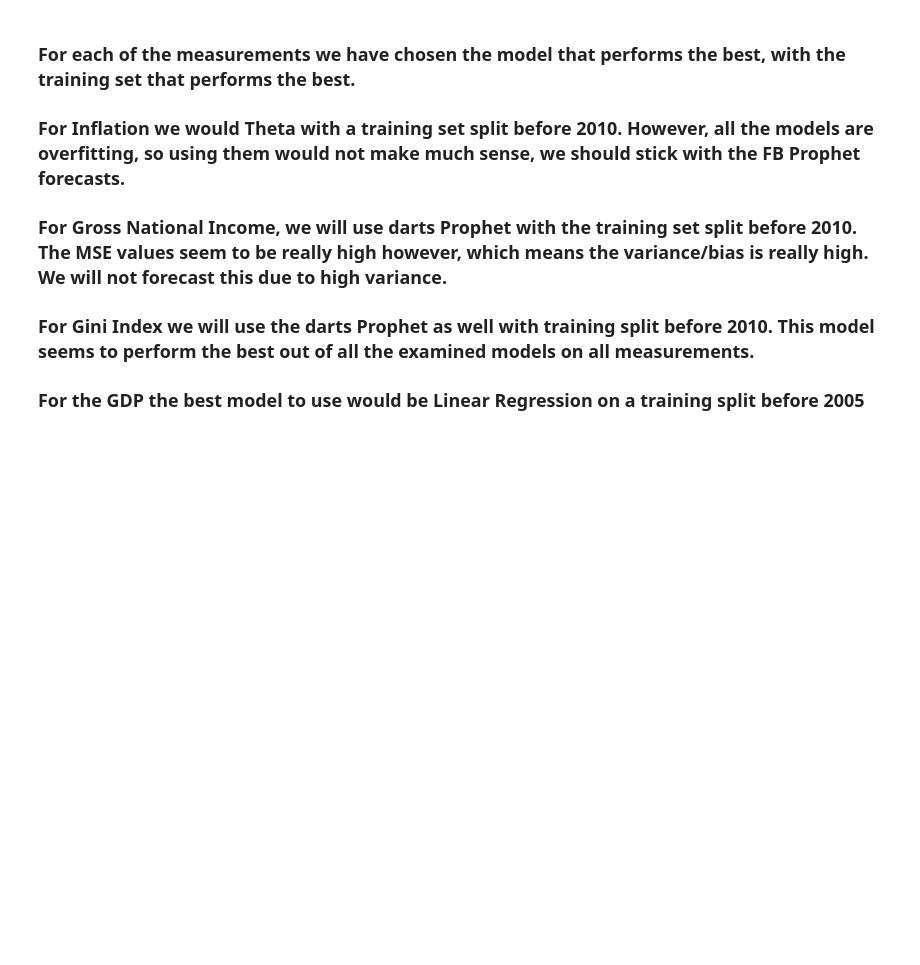
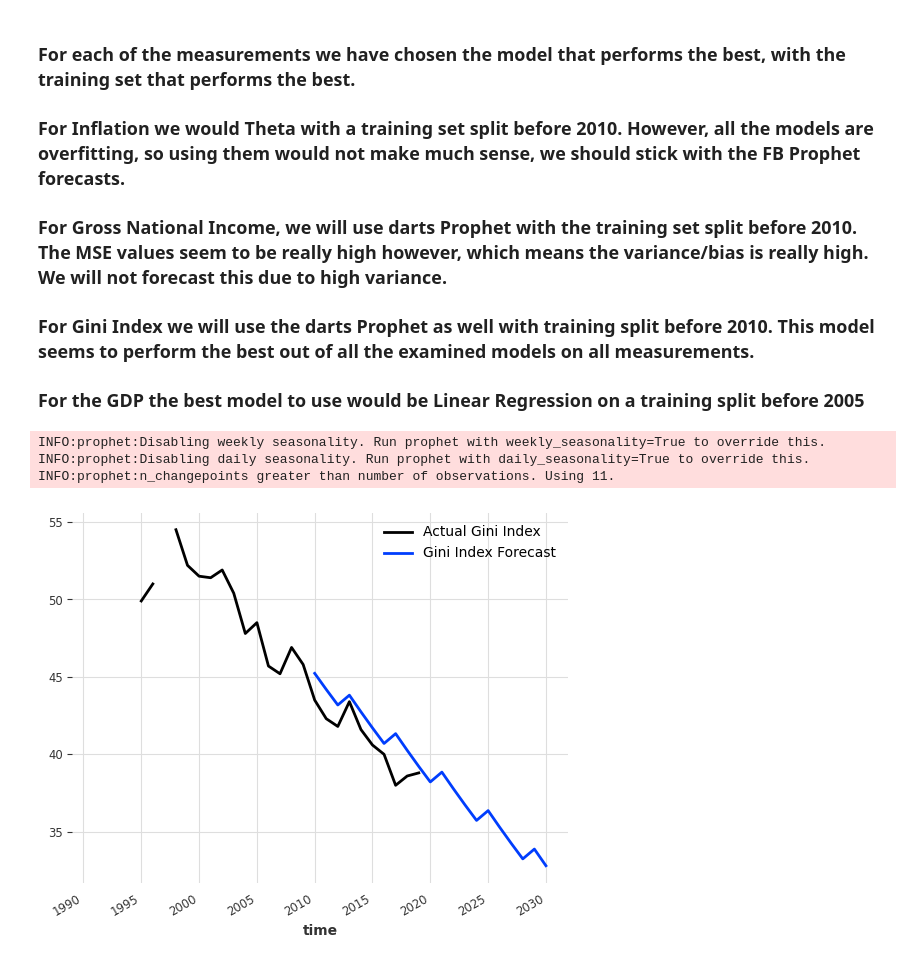
Before and after one commit to talibkateeb/El-Salvador-Financial-Study, a Jupyter notebook: ELSL_Financial_Study.ipynb, the cells around one changed output. Drawn from its saved outputs; the diff is of its cells as text; code cells hidden in the pictures; blank space fills up the shorter version.

Commit message:
Darts forecasts

```diff
--- a/ELSL_Financial_Study.ipynb
+++ b/ELSL_Financial_Study.ipynb
@@ -454,3 +457,25 @@ model FFT(nr_freqs_to_keep=10, trend=None) obtains MSE: 43.41%
 ### For Gini Index we will use the darts Prophet as well with training split before 2010. This model seems to perform the best out of all the examined models on all measurements.
 
 ### For the GDP the best model to use would be Linear Regression on a training split before 2005
+# %%
+# Gini Index Forecasts
+# Create training set that was chosen by best performance
+train, val = dart_gini.split_before(pd.Timestamp('20100101'))
+train = train[11:]
+# %%
+# Create, fit, predict using prophet model
+gini_prophet_model = Prophet()
+
+gini_prophet_model.fit(train)
+gini_prediction = gini_prophet_model.predict((len(val)+10))
+# %% [output]
+INFO:prophet:Disabling weekly seasonality. Run prophet with weekly_seasonality=True to override this.
+INFO:prophet:Disabling daily seasonality. Run prophet with daily_seasonality=True to override this.
+INFO:prophet:n_changepoints greater than number of observations. Using 11.
+# %%
+dart_gini.plot(label="Actual Gini Index")
+gini_prediction.plot(label='Gini Index Forecast')
+plt.legend()
+plt.show()
+# %% [output]
+[figure, added]
```
Also changed, not shown: parts of 16 cells of this notebook, 4 other files.
